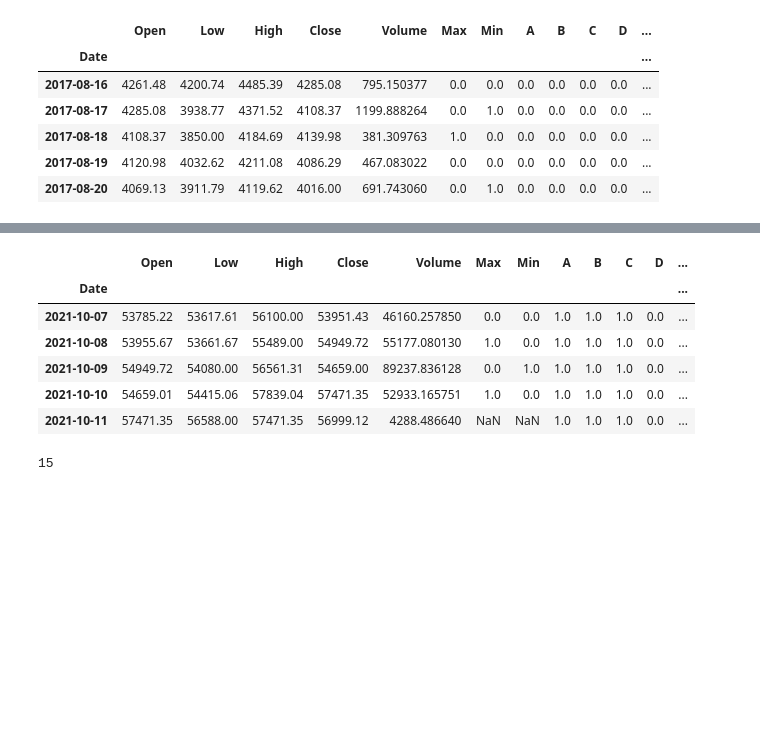
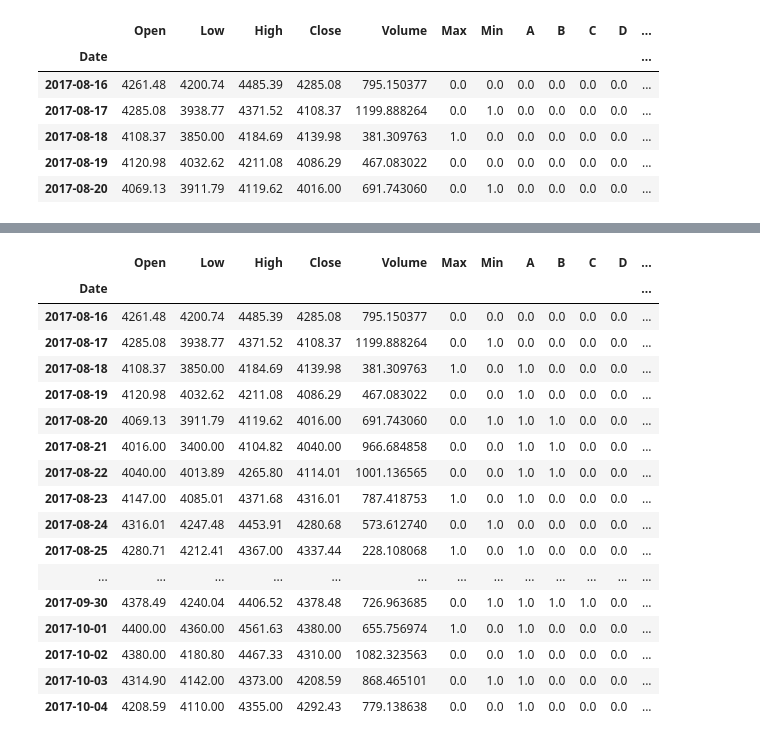
Before and after one commit to bitcoin-candlestick-ML/bitcoin-candlestick-ML-exploration, a Jupyter notebook: db_strat_idea.ipynb, the cells around one changed output, grey strips where cells are left out. Saved outputs shown, nothing was run; the diff lists cells and outputs as text; code cells hidden in the pictures; blank space fills up the shorter version.

```diff
--- a/db_strat_idea.ipynb
+++ b/db_strat_idea.ipynb
@@ -299,6 +303,8 @@ def get_events(new_df):
                 events_list[0] = index
                 new_df.loc[index, 'A'] = 1
 
+            elif new_df.loc[index, 'Max'] != 1:
+                new_df.loc[index, 'A'] == 0
 
         # Show that A exists
         elif events_list[0] != None:
@@ -314,6 +320,7 @@ def get_events(new_df):
                 if new_df.loc[index, 'Close'] < new_df.loc[events_list[0], 'Close']:
                     events_list[1] = index
                     new_df.loc[index, 'B'] = 1
+
                 else:
                     new_df.loc[index, 'B'] = 0
 
@@ -327,6 +334,7 @@ def get_events(new_df):
 
         # Start search for C
         if (events_list[2] == None) & (events_list[1] != None) & (events_list[0] != None):
+
             if new_df.loc[index, 'Max'] == 1:
 
                 # Establish conditions
@@ -335,11 +343,13 @@ def get_events(new_df):
 
                 # if C is in range between B and A
                 if condition_1 & condition_2:
+
                     events_list[2] = index
                     new_df.loc[index, 'C'] = 1
 
                 # if C is higher than A
                 elif new_df.loc[index, 'Close'] > new_df.loc[events_list[0], 'Close']:
+
                     new_df.loc[index, 'C'] = 0
                     new_df.loc[index, 'B'] = 0
                     events_list = [None, None, None, None, None]
@@ -354,6 +364,7 @@ def get_events(new_df):
 
         # Start search for D
         if (events_list[3] == None) & (events_list[2] != None) & (events_list[1] != None) & (events_list[0] != None):
+
             if new_df.loc[index, 'Min'] == 1:
 
                 # Establish conditions
@@ -364,15 +375,17 @@ def get_events(new_df):
 
                 # Exit conditions
                 e_cond = (new_df.loc[index, 'Close'] < new_df.loc[events_list[1], 'Low'])
-#                 e_cond_2 = (new_df.loc[index, 'Low'] < new_df.loc[events_list[1], 'Low'])
+                e_cond_2 = (new_df.loc[index, 'Low'] < new_df.loc[events_list[1], 'Low'])
 
                 # if D is in the range of B's low and close
                 if condition_1 & condition_2 | condition_3 & condition_4:
+
                     events_list[3] = index
                     new_df.loc[index, 'D'] = 1
 
                     # Search between B and D for highest max
                     for index in new_df.loc[events_list[1]:events_list[3]].index:
+
                         if new_df.loc[index, 'Max'] == 1:
                             search_c[index] = new_df.loc[index, 'Close']
 
@@ -383,12 +396,27 @@ def get_events(new_df):
                     new_df.loc[max_c, 'C'] = 1
 
 
+                elif (new_df.loc[index, 'Close'] > new_df.loc[events_list[2], 'Close']) & (new_df.loc[index, 'Close'] > new_df.loc[events_list[0], 'Close']):
+
+                    if new_df.loc[index, 'Max'] == 1:
+                        events_list = [index, None, None, None, None]
+                        search_c = {}
+
+                    elif new_df.loc[index, 'Min'] == 1:
+                        events_list = [maxs[-1], index, None, None, None]
+                        search_c = {}
 
                 # if D is less than B's low
                 elif e_cond:
+
                     if new_df.loc[index, 'Min'] == 1:
                         events_list = [maxs[-1], index, None, None, None]
                         search_c = {}
+
+                    elif new_df.loc[index, 'Max'] == 1:
+                        events_list = [index, None, None, None, None]
+                        search_c = {}
+
                     else:
                         events_list = [maxs[-1], None, None, None, None]
                         search_c = {}
@@ -424,25 +452,19 @@ def get_events(new_df):
         # Set buy date
         if new_df.loc[index, 'DB'] == 1:
             buy = index
-            sell = (index + datetime.timedelta(days=10)).to_datetime64()
+            sell = (index + datetime.timedelta(days=5)).to_datetime64()
             sales.append(sell)
             buys.append(buy)
             events_list = [None, None, None, None, None]
 
-#         sum(df.index == dt_object) > 0
-
+        # Create sell events
         if sum(new_df.index == sell) > 0:
             new_df.loc[buy, 'F'] = 0
             new_df.loc[sell, 'F'] = float(new_df.loc[sell, 'Close'] - new_df.loc[buy, 'Close'])
 #             new_df.loc[sell]['DB'] = -1
 
-#         print(events_list)
-#         print(new_df.loc[index])
-
-
-    return new_df, total_occurrences, occurrences, sales
+    return new_df, total_occurrences, occurrences, sales, search_c
 # %%
-new_df, total_occurrences, occurrences, sales = get_events(new_df)
-
-# new_df.to_csv(Path('./Resources/features_df_1.csv'))
+# Store outputs of function
+new_df, total_occurrences, occurrences, sales, search_c = get_events(new_df)
 # %%
@@ -454,13 +480,24 @@ mpf.plot(new_df.loc['2019-10-28':'2019-11-03'], type="candle", style="yahoo", vo
 # %%
 pd.set_option('display.max_rows', None)
 # %%
-display(new_df.tail())
+display(new_df.head(50))
 # %% [output]
 |  | Open | Low | High | Close | Volume | Max | Min | A | B | C | D | ... |
 | Date |  |  |  |  |  |  |  |  |  |  |  | ... |
-| 2021-10-07 | 53785.22 | 53617.61 | 56100.00 | 53951.43 | 46160.257850 | 0.0 | 0.0 | 1.0 | 1.0 | 1.0 | 0.0 | ... |
-| 2021-10-08 | 53955.67 | 53661.67 | 55489.00 | 54949.72 | 55177.080130 | 1.0 | 0.0 | 1.0 | 1.0 | 1.0 | 0.0 | ... |
-| 2021-10-09 | 54949.72 | 54080.00 | 56561.31 | 54659.00 | 89237.836128 | 0.0 | 1.0 | 1.0 | 1.0 | 1.0 | 0.0 | ... |
-| 2021-10-10 | 54659.01 | 54415.06 | 57839.04 | 57471.35 | 52933.165751 | 1.0 | 0.0 | 1.0 | 1.0 | 1.0 | 0.0 | ... |
-| 2021-10-11 | 57471.35 | 56588.00 | 57471.35 | 56999.12 | 4288.486640 | NaN | NaN | 1.0 | 1.0 | 1.0 | 0.0 | ... |
+| 2017-08-16 | 4261.48 | 4200.74 | 4485.39 | 4285.08 | 795.150377 | 0.0 | 0.0 | 0.0 | 0.0 | 0.0 | 0.0 | ... |
+| 2017-08-17 | 4285.08 | 3938.77 | 4371.52 | 4108.37 | 1199.888264 | 0.0 | 1.0 | 0.0 | 0.0 | 0.0 | 0.0 | ... |
+| 2017-08-18 | 4108.37 | 3850.00 | 4184.69 | 4139.98 | 381.309763 | 1.0 | 0.0 | 1.0 | 0.0 | 0.0 | 0.0 | ... |
+| 2017-08-19 | 4120.98 | 4032.62 | 4211.08 | 4086.29 | 467.083022 | 0.0 | 0.0 | 1.0 | 0.0 | 0.0 | 0.0 | ... |
+| 2017-08-20 | 4069.13 | 3911.79 | 4119.62 | 4016.00 | 691.743060 | 0.0 | 1.0 | 1.0 | 1.0 | 0.0 | 0.0 | ... |
+| 2017-08-21 | 4016.00 | 3400.00 | 4104.82 | 4040.00 | 966.684858 | 0.0 | 0.0 | 1.0 | 1.0 | 0.0 | 0.0 | ... |
+| 2017-08-22 | 4040.00 | 4013.89 | 4265.80 | 4114.01 | 1001.136565 | 0.0 | 0.0 | 1.0 | 1.0 | 0.0 | 0.0 | ... |
+| 2017-08-23 | 4147.00 | 4085.01 | 4371.68 | 4316.01 | 787.418753 | 1.0 | 0.0 | 1.0 | 0.0 | 0.0 | 0.0 | ... |
+| 2017-08-24 | 4316.01 | 4247.48 | 4453.91 | 4280.68 | 573.612740 | 0.0 | 1.0 | 0.0 | 0.0 | 0.0 | 0.0 | ... |
+| 2017-08-25 | 4280.71 | 4212.41 | 4367.00 | 4337.44 | 228.108068 | 1.0 | 0.0 | 1.0 | 0.0 | 0.0 | 0.0 | ... |
+| ... | ... | ... | ... | ... | ... | ... | ... | ... | ... | ... | ... | ... |
+| 2017-09-30 | 4378.49 | 4240.04 | 4406.52 | 4378.48 | 726.963685 | 0.0 | 1.0 | 1.0 | 1.0 | 1.0 | 0.0 | ... |
+| 2017-10-01 | 4400.00 | 4360.00 | 4561.63 | 4380.00 | 655.756974 | 1.0 | 0.0 | 1.0 | 0.0 | 0.0 | 0.0 | ... |
+| 2017-10-02 | 4380.00 | 4180.80 | 4467.33 | 4310.00 | 1082.323563 | 0.0 | 0.0 | 1.0 | 0.0 | 0.0 | 0.0 | ... |
+| 2017-10-03 | 4314.90 | 4142.00 | 4373.00 | 4208.59 | 868.465101 | 0.0 | 1.0 | 1.0 | 0.0 | 0.0 | 0.0 | ... |
+| 2017-10-04 | 4208.59 | 4110.00 | 4355.00 | 4292.43 | 779.138638 | 0.0 | 0.0 | 1.0 | 0.0 | 0.0 | 0.0 | ... |
 # %%
@@ -468,7 +505,3 @@ new_df
-# %%
-total_occurrences
-# %% [output]
-15
 # %%
 occurrences
 # %% [output]
```
Also changed, not shown: parts of 9 cells of this notebook, 3 other files.
